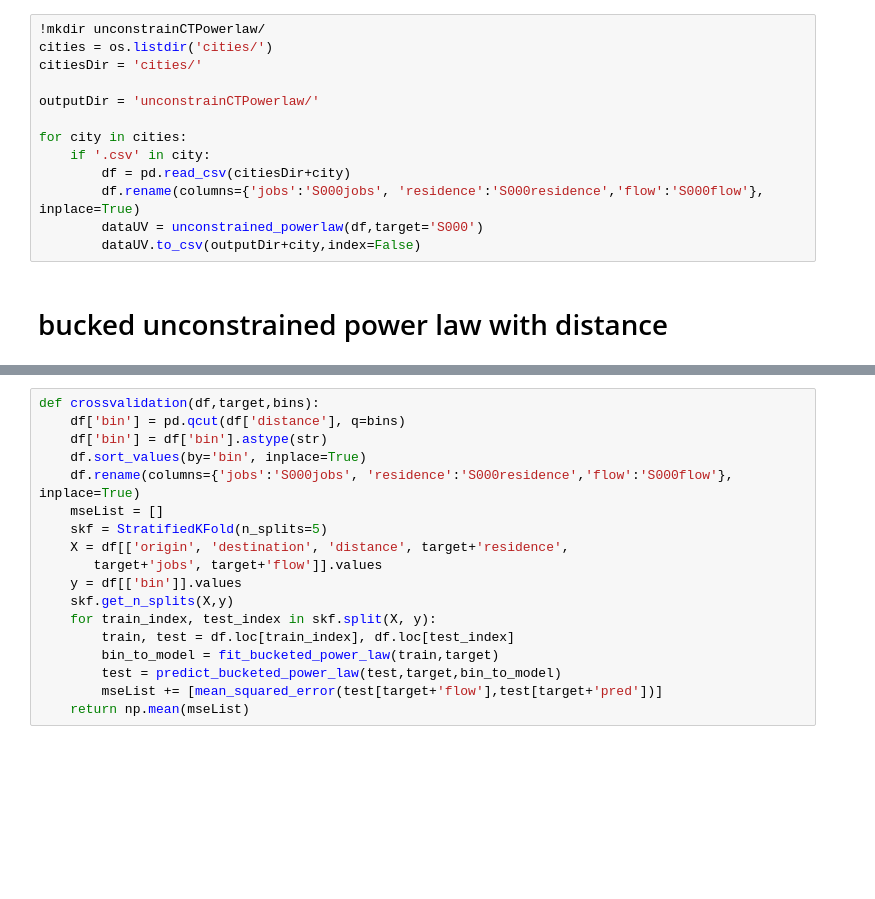
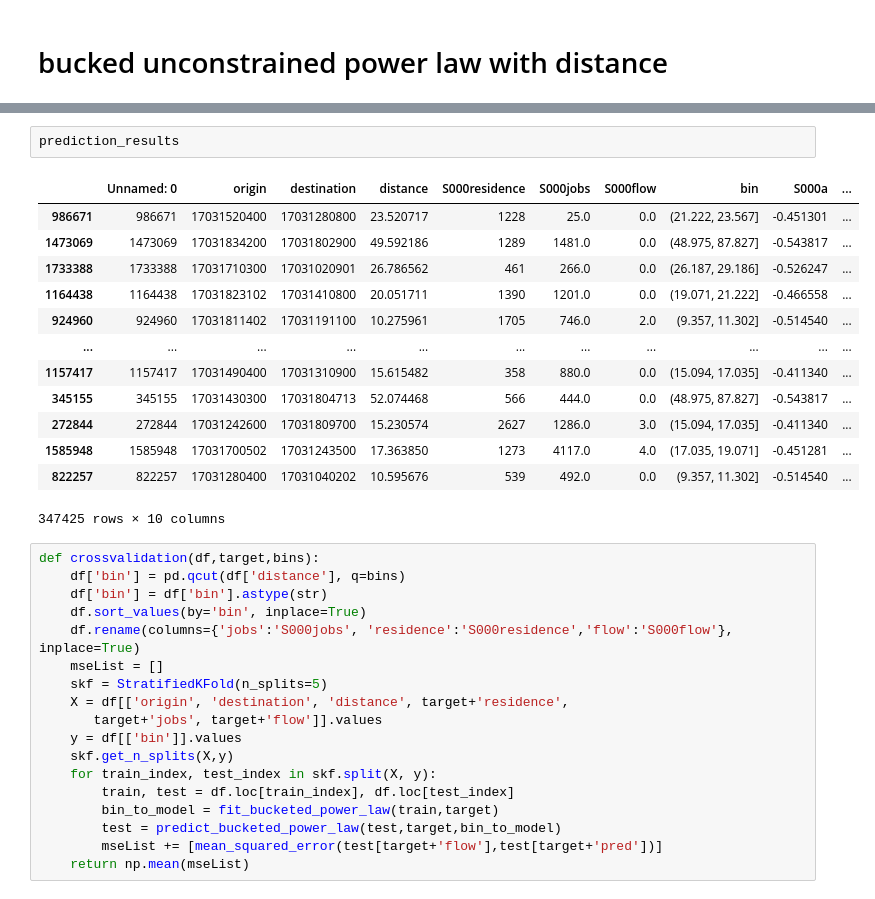
Before and after one commit to yuribogomolov/sttn, a Jupyter notebook: notebooks/generic_gravity_model.ipynb, the cells around one changed output, grey strips where cells are left out. Cells and saved outputs as stored; diff of their text form; blank space fills up the shorter version.

```diff
--- a/notebooks/generic_gravity_model.ipynb
+++ b/notebooks/generic_gravity_model.ipynb
@@ -255,16 +123,3 @@ def unconstrained_powerlaw(data,target):
-# %%
-!mkdir unconstrainCTPowerlaw/
-cities = os.listdir('cities/')
-citiesDir = 'cities/'
-
-outputDir = 'unconstrainCTPowerlaw/'
-
-for city in cities:
-    if '.csv' in city:
-        df = pd.read_csv(citiesDir+city)
-        df.rename(columns={'jobs':'S000jobs', 'residence':'S000residence','flow':'S000flow'}, inplace=True)
-        dataUV = unconstrained_powerlaw(df,target='S000')
-        dataUV.to_csv(outputDir+city,index=False)
 # %% [markdown]
 # bucked unconstrained power law with distance
 # %%
@@ -306,3 +189,19 @@ def predict_piece_power_law(data,target, model):
+# %%
+prediction_results
+# %% [output]
+|  | Unnamed: 0 | origin | destination | distance | S000residence | S000jobs | S000flow | bin | S000a | ... |
+| 986671 | 986671 | 17031520400 | 17031280800 | 23.520717 | 1228 | 25.0 | 0.0 | (21.222, 23.567] | -0.451301 | ... |
+| 1473069 | 1473069 | 17031834200 | 17031802900 | 49.592186 | 1289 | 1481.0 | 0.0 | (48.975, 87.827] | -0.543817 | ... |
+| 1733388 | 1733388 | 17031710300 | 17031020901 | 26.786562 | 461 | 266.0 | 0.0 | (26.187, 29.186] | -0.526247 | ... |
+| 1164438 | 1164438 | 17031823102 | 17031410800 | 20.051711 | 1390 | 1201.0 | 0.0 | (19.071, 21.222] | -0.466558 | ... |
+| 924960 | 924960 | 17031811402 | 17031191100 | 10.275961 | 1705 | 746.0 | 2.0 | (9.357, 11.302] | -0.514540 | ... |
+| ... | ... | ... | ... | ... | ... | ... | ... | ... | ... | ... |
+| 1157417 | 1157417 | 17031490400 | 17031310900 | 15.615482 | 358 | 880.0 | 0.0 | (15.094, 17.035] | -0.411340 | ... |
+| 345155 | 345155 | 17031430300 | 17031804713 | 52.074468 | 566 | 444.0 | 0.0 | (48.975, 87.827] | -0.543817 | ... |
+| 272844 | 272844 | 17031242600 | 17031809700 | 15.230574 | 2627 | 1286.0 | 3.0 | (15.094, 17.035] | -0.411340 | ... |
+| 1585948 | 1585948 | 17031700502 | 17031243500 | 17.363850 | 1273 | 4117.0 | 4.0 | (17.035, 19.071] | -0.451281 | ... |
+| 822257 | 822257 | 17031280400 | 17031040202 | 10.595676 | 539 | 492.0 | 0.0 | (9.357, 11.302] | -0.514540 | ... |
+347425 rows × 10 columns
 # %%
 def crossvalidation(df,target,bins):
     df['bin'] = pd.qcut(df['distance'], q=bins)
```
Also changed, not shown: parts of 13 cells of this notebook.
